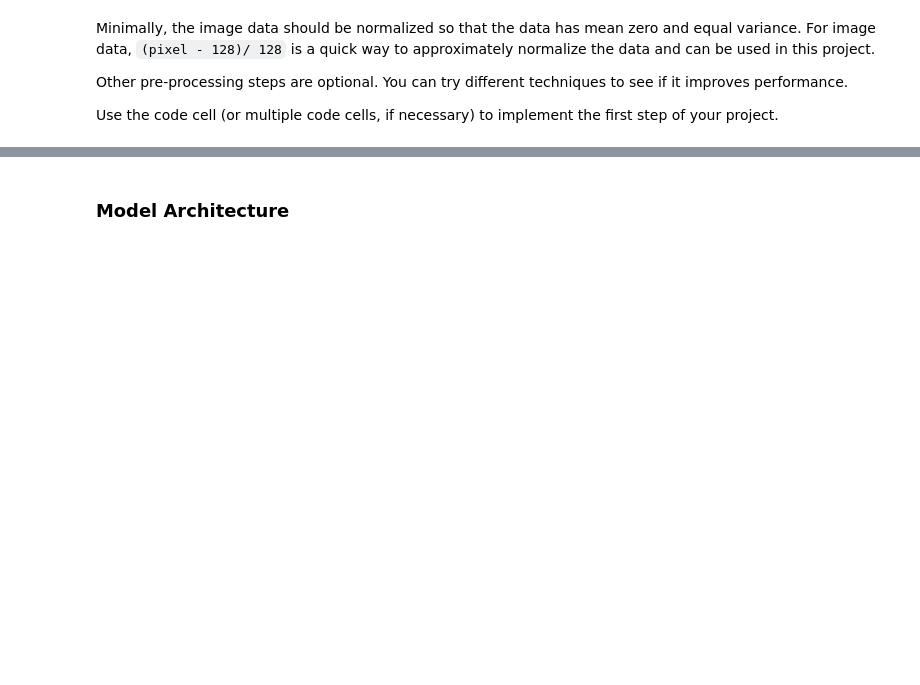
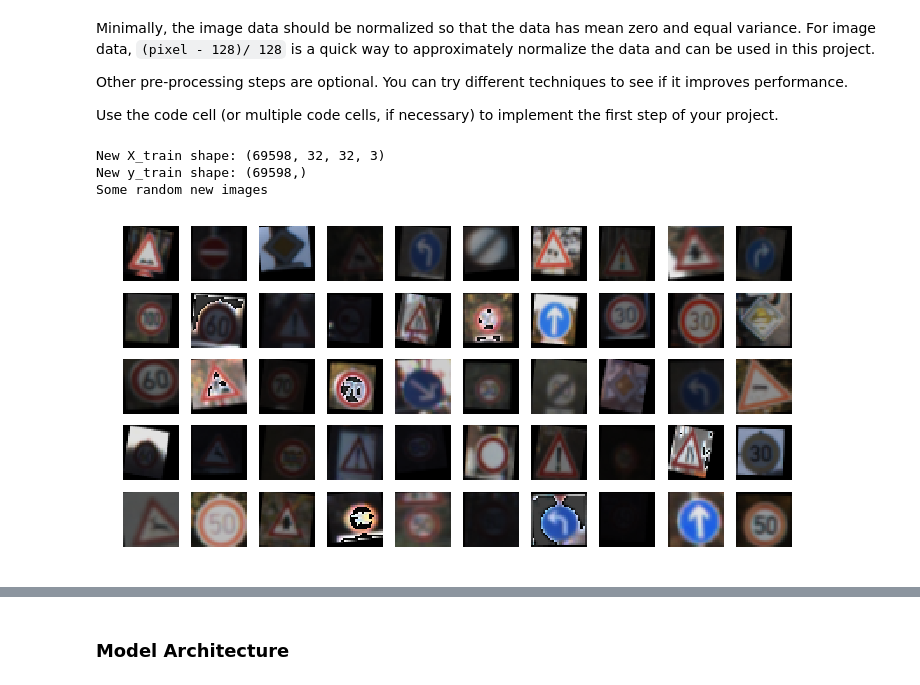
Before and after one commit to wujiang/CarND-Traffic-Sign-Classifier-Project, a Jupyter notebook: Traffic_Sign_Classifier.ipynb, the cells around one changed output, grey strips where cells are left out. Cells and saved outputs as stored; diff of their text form; code cells hidden in the pictures; blank space fills up the shorter version.

```diff
--- a/Traffic_Sign_Classifier.ipynb
+++ b/Traffic_Sign_Classifier.ipynb
@@ -171,6 +186,86 @@ Minimally, the image data should be normalized so that the data has mean zero an
 Other pre-processing steps are optional. You can try different techniques to see if it improves performance.
 
 Use the code cell (or multiple code cells, if necessary) to implement the first step of your project.
+# %%
+# augment training set
+# borrowed from https://github.com/vxy10/ImageAugmentation/blob/master/img_transform_NB.ipynb
+
+
+def augment_brightness_camera_images(image):
+    image1 = cv2.cvtColor(image,cv2.COLOR_RGB2HSV)
+    random_bright = .25+np.random.uniform()
+    #print(random_bright)
+    image1[:,:,2] = image1[:,:,2]*random_bright
+    image1 = cv2.cvtColor(image1,cv2.COLOR_HSV2RGB)
+    return image1
+
+
+def transform_image(img,ang_range,shear_range,trans_range):
+    '''
+    This function transforms images to generate new images.
+    The function takes in following arguments,
+    1- Image
+    2- ang_range: Range of angles for rotation
+    3- shear_range: Range of values to apply affine transform to
+    4- trans_range: Range of values to apply translations over.
+
+    A Random uniform distribution is used to generate different parameters for transformation
+
+    '''
+    # Rotation
+
+    ang_rot = np.random.uniform(ang_range)-ang_range/2
+    rows,cols,ch = img.shape
+    Rot_M = cv2.getRotationMatrix2D((cols/2,rows/2),ang_rot,1)
+
+    # Translation
+    tr_x = trans_range*np.random.uniform()-trans_range/2
+    tr_y = trans_range*np.random.uniform()-trans_range/2
+    Trans_M = np.float32([[1,0,tr_x],[0,1,tr_y]])
+
+    # Shear
+    pts1 = np.float32([[5,5],[20,5],[5,20]])
+
+    pt1 = 5+shear_range*np.random.uniform()-shear_range/2
+    pt2 = 20+shear_range*np.random.uniform()-shear_range/2
+
+    # Brightness
+
+
+    pts2 = np.float32([[pt1,5],[pt2,pt1],[5,pt2]])
+
+    shear_M = cv2.getAffineTransform(pts1,pts2)
+
+    img = cv2.warpAffine(img,Rot_M,(cols,rows))
+    img = cv2.warpAffine(img,Trans_M,(cols,rows))
+    img = cv2.warpAffine(img,shear_M,(cols,rows))
+
+    img = augment_brightness_camera_images(img)
+
+    return img
+
+new_images = []
+new_features = []
+enlarge_size = 1
+for i in range(enlarge_size):
+    for img in X_train:
+        new_images.append(transform_image(img, 5, 5, 5))
+    new_features = np.concatenate((new_features, y_train), axis=0)
+
+# enlarge X_train, y_train
+X_train = np.concatenate((X_train, new_images), axis=0)
+y_train = np.concatenate((y_train, new_features), axis=0)
+
+print("New X_train shape:", X_train.shape)
+print("New y_train shape:", y_train.shape)
+
+print("Some random new images")
+show_images([new_images[i] for i in sample_index])
+# %% [output]
+New X_train shape: (69598, 32, 32, 3)
+New y_train shape: (69598,)
+Some random new images
+[figure, added]
 # %%
 ### Preprocess the data here. It is required to normalize the data. Other preprocessing steps could include
 ### converting to grayscale, etc.
```
Also changed, not shown: parts of 9 cells of this notebook, 3 other files.
